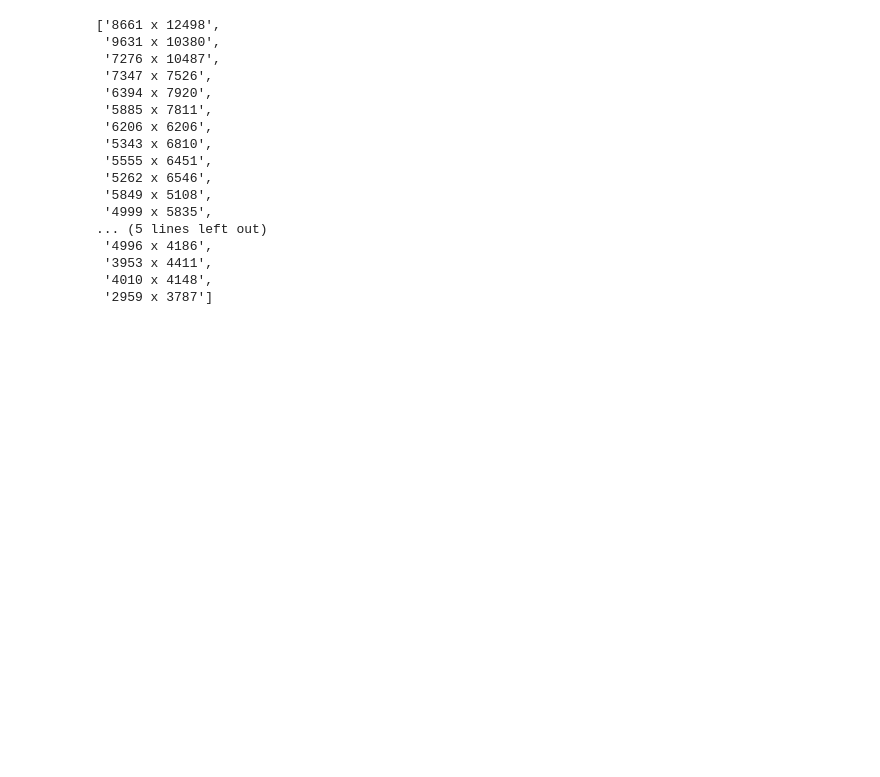
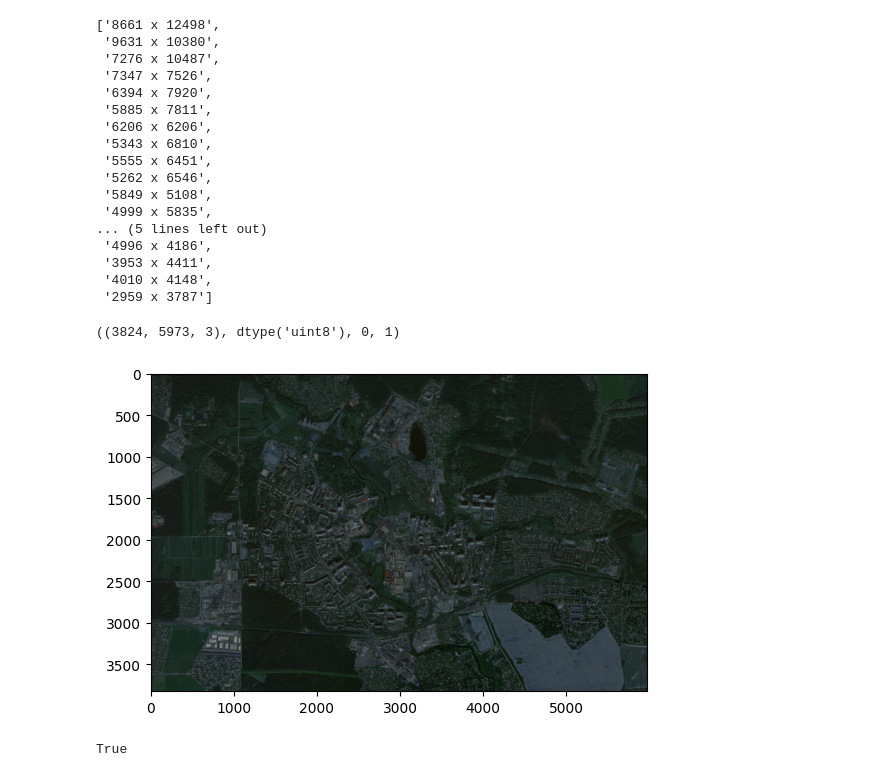
Before and after one commit to Lednik7/skoltech-Infrastructure, a Jupyter notebook: notebooks/EDA.ipynb, the cells around one changed output. Cells and saved outputs as stored; diff of their text form; code cells hidden in the pictures; blank space fills up the shorter version.

Commit message:
overlaying image

```diff
--- a/notebooks/EDA.ipynb
+++ b/notebooks/EDA.ipynb
@@ -46,3 +46,31 @@ sorted(image_stats["width x height"],
  '3953 x 4411',
  '4010 x 4148',
  '2959 x 3787']
+# %%
+test_idx = 1
+test_image, test_mask = r.read_sample(test_idx)
+test_mask.shape, test_mask.dtype, test_mask.min(), test_mask.max()
+# %% [output]
+((3824, 5973, 3), dtype('uint8'), 0, 1)
+# %%
+import matplotlib.pyplot as plt
+plt.imshow(test_image)
+plt.imshow(test_mask, alpha=0.5, cmap="jet")
+plt.show()
+# %% [output]
+[figure, added]
+# %%
+# create overlayed with mask image
+import cv2
+
+def create_red_overlay(image, mask):
+    new_image = image.copy()
+    new_image[mask != 0] = 255
+    return new_image
+
+# and save it
+cv2.imwrite(f"../artifacts/images/overlay_{test_idx}.png", create_red_overlay(test_image, test_mask))
+# also copy original
+cv2.imwrite(f"../artifacts/images/original_{test_idx}.png", test_image)
+# %% [output]
+True
```
Also changed, not shown: 4 other files.
